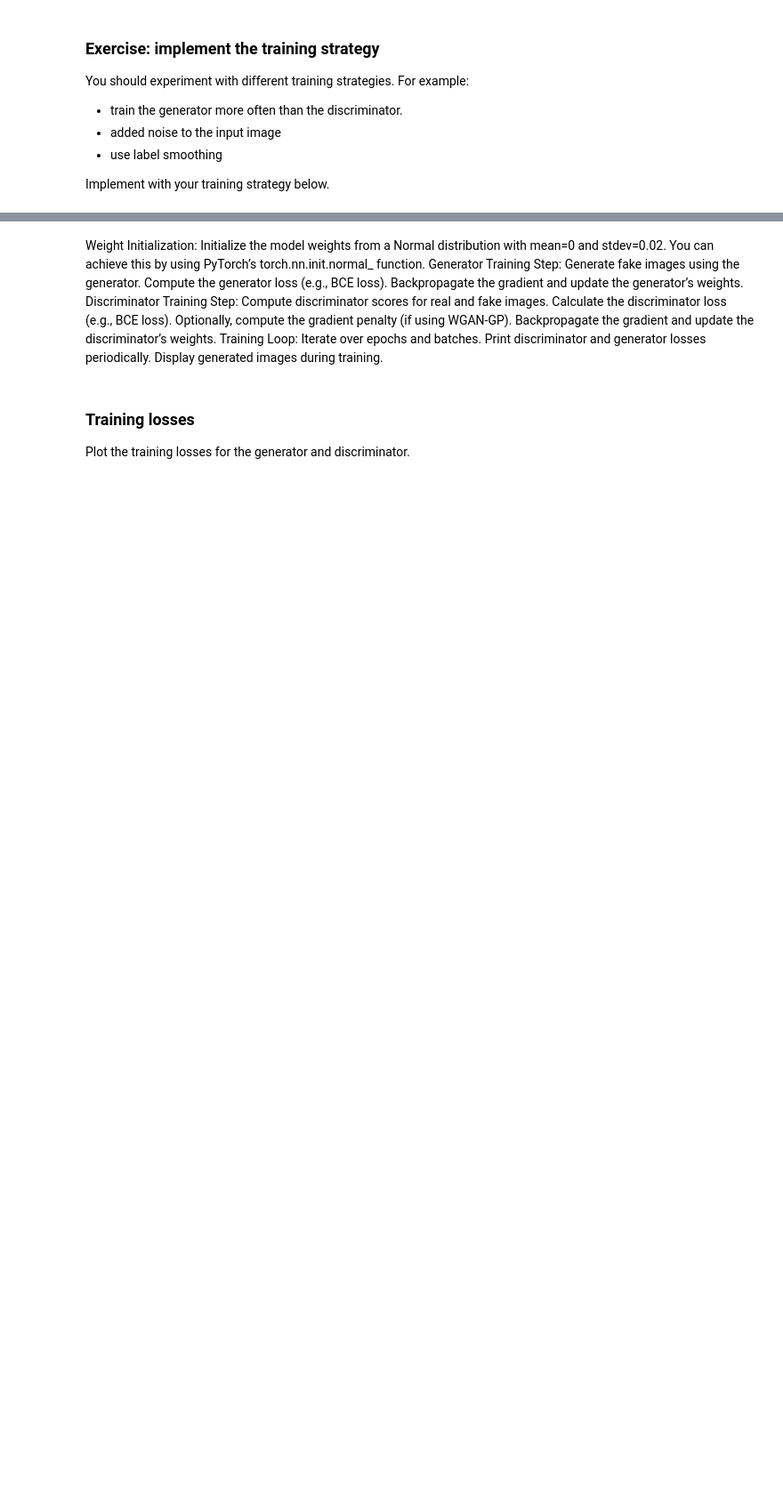
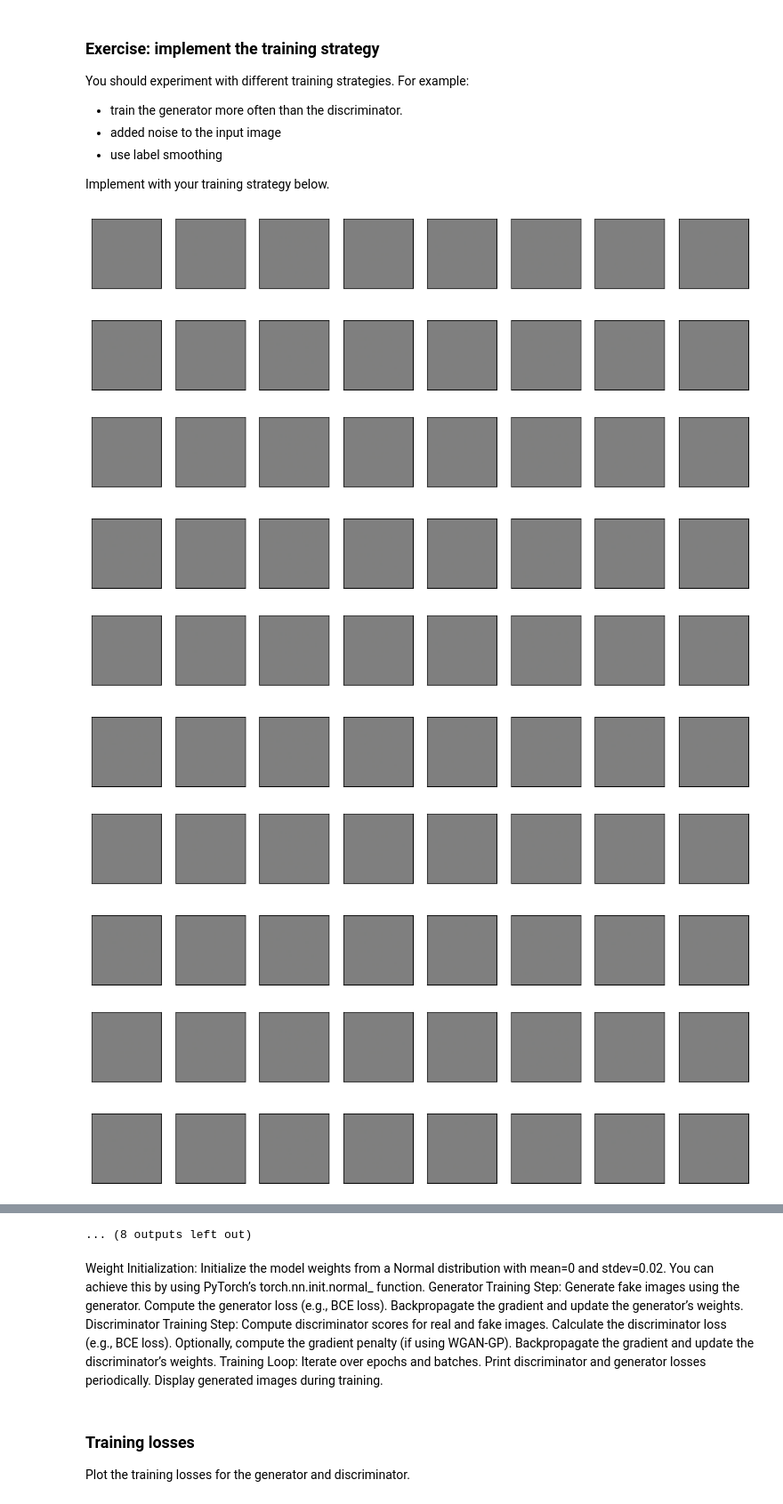
Before and after one commit to jblampain/Project4, a Jupyter notebook: dlnd_face_generation_4.ipynb, the cells around one changed output, grey strips where cells are left out. Shown at 89% size. Drawn from its saved outputs; the diff is of its cells as text; code cells hidden in the pictures; blank space fills up the shorter version.

```diff
--- a/dlnd_face_generation_4.ipynb
+++ b/dlnd_face_generation_4.ipynb
@@ -274,6 +240,6 @@ class Discriminator(nn.Module):
 DO NOT MODIFY ANYTHING IN THIS CELL
 """
 # run this cell to check your discriminator implementation
-discriminator = Discriminator(64)
+discriminator = Discriminator()
 tests.check_discriminator(discriminator)
 # %% [output]
@@ -559,17 +511,6 @@ Each function should do the following:
 * calculate the loss
 * backpropagate the gradient
 * perform one optimizer step
-# %%
-def generator_step(batch_size: int, latent_dim: int) -> Dict:
-    """ One training step of the generator. """
-    # TODO: implement the generator step (foward pass, loss calculation and backward pass)
-    return {'loss': g_loss}
-
-
-def discriminator_step(batch_size: int, latent_dim: int, real_images: torch.Tensor) -> Dict:
-    """ One training step of the discriminator. """
-    # TODO: implement the discriminator step (foward pass, loss calculation and backward pass)
-    return {'loss': d_loss, 'gp': gp}
 # %%
 def generator_step(generator, discriminator, g_optimizer, batch_size, latent_dim):
     # Generate fake images
@@ -618,7 +559,7 @@ latent_dim = 128
 device = torch.device('cuda' if torch.cuda.is_available() else 'cpu')
 
 # number of epochs to train your model
-n_epochs = 1
+n_epochs = 20
 
 # number of images in each batch
 batch_size = 64
@@ -634,13 +579,13 @@ print_every = 50
 
 # Create optimizers for the discriminator D and generator G
 generator = Generator(latent_dim).to(device)
-discriminator = Discriminator(conv_dim).to(device)
+discriminator = Discriminator().to(device)
 g_optimizer, d_optimizer = create_optimizers(generator, discriminator)
 
 dataloader = DataLoader(dataset,
                         batch_size=64,
                         shuffle=True,
-                        num_workers=4,
+                        num_workers=2,
                         drop_last=True,
                         pin_memory=False)
 # %%
@@ -720,0 +617,38 @@ for epoch in range(n_epochs):
+# %%
+fixed_latent_vector = torch.randn(16, latent_dim, 1, 1).float().to(device)
+
+losses = []
+for epoch in range(n_epochs):
+    for batch_i, real_images in enumerate(dataloader):
+        real_images = real_images.to(device)
+
+        # Discriminator training step
+        d_optimizer.zero_grad()
+        d_result = discriminator_step(generator, discriminator, d_optimizer, batch_size, latent_dim, real_images)
+        d_loss, gp = d_result['loss'], d_result['gp']
+
+        # Generator training step
+        g_optimizer.zero_grad()
+        g_result = generator_step(generator, discriminator, g_optimizer, batch_size, latent_dim)
+        g_loss = g_result['loss']
+
+        # Update generator and discriminator weights
+        d_optimizer.step()
+        g_optimizer.step()
+
+        if batch_i % print_every == 0:
+            losses.append((d_loss, g_loss))
+            time = str(datetime.now()).split('.')[0]
+            print(f'{time} | Epoch [{epoch+1}/{n_epochs}] | Batch {batch_i}/{len(dataloader)} | d_loss: {d_loss:.4f} | g_loss: {g_loss:.4f}')
+
+    # Display generated images during training
+    generator.eval()
+    generated_images = generator(fixed_latent_vector)
+    display(generated_images)
+    generator.train()
+# %% [output]
+[figure, added]
+[figure, added]
+[figure, added]
+[figure, added]
+[figure, added]
@@ -721,3 +662,4 @@ for epoch in range(n_epochs):
+... (8 outputs left out)
 # %% [markdown]
 Weight Initialization:
 Initialize the model weights from a Normal distribution with mean=0 and stdev=0.02.
```
Also changed, not shown: parts of 26 cells of this notebook.
